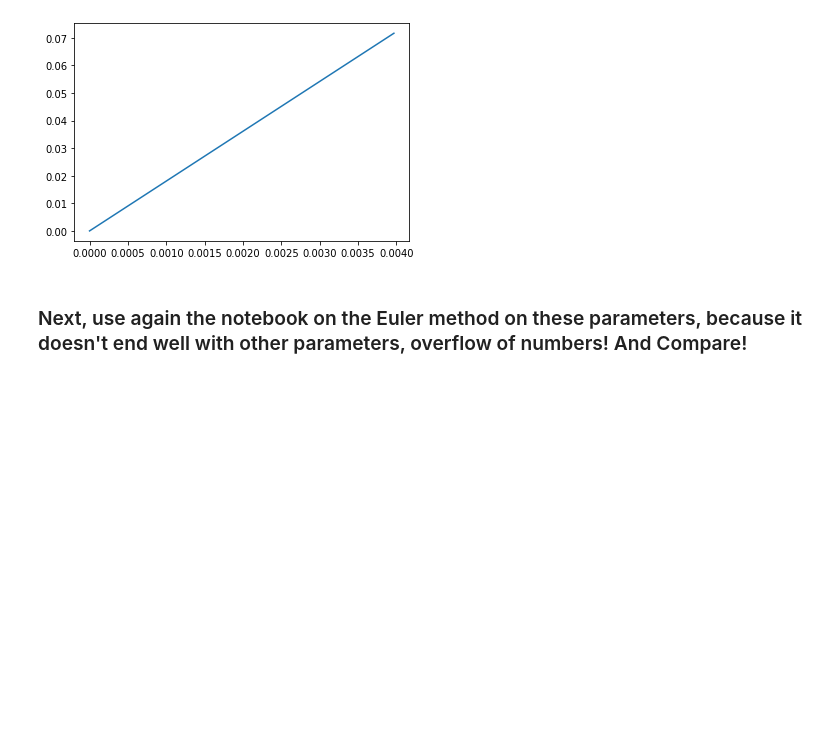
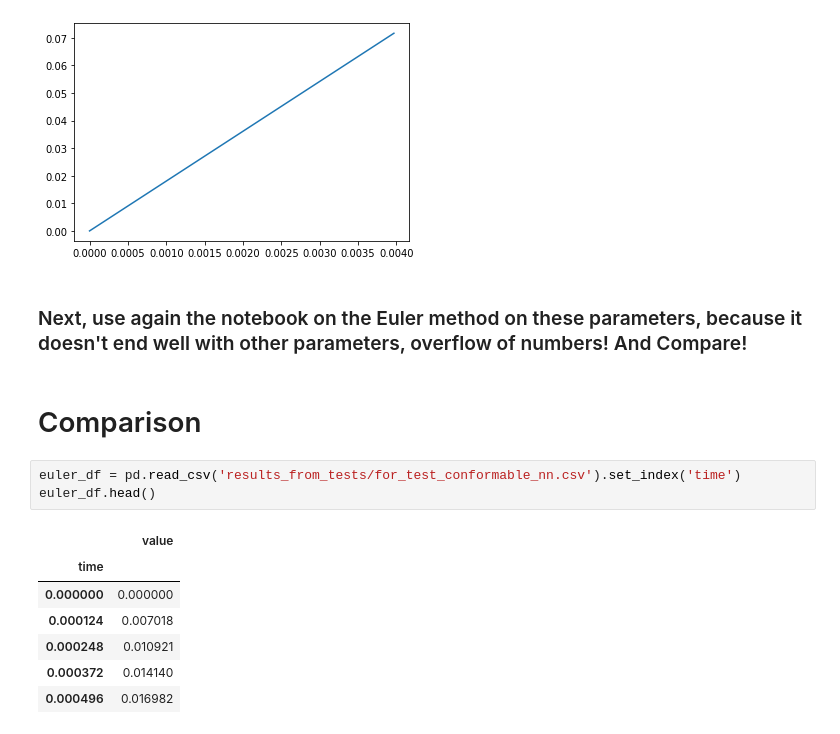
Before and after one commit to nicolahcm/code_thesis_fractional_diff_eq, a Jupyter notebook: Conf_Der_Riccati.ipynb, the cells around one changed output. Drawn from its saved outputs; the diff is of its cells as text; blank space fills up the shorter version.

```diff
--- a/Conf_Der_Riccati.ipynb
+++ b/Conf_Der_Riccati.ipynb
@@ -530,3 +530,16 @@ plt.plot(x,y)
 [figure]
 # %% [markdown]
 ### Next, use again the notebook on the Euler method on these parameters, because it doesn't end well with other parameters, overflow of numbers! And Compare!
+# %% [markdown]
+# Comparison
+# %%
+euler_df = pd.read_csv('results_from_tests/for_test_conformable_nn.csv').set_index('time')
+euler_df.head()
+# %% [output]
+|  | value |
+| time |  |
+| 0.000000 | 0.000000 |
+| 0.000124 | 0.007018 |
+| 0.000248 | 0.010921 |
+| 0.000372 | 0.014140 |
+| 0.000496 | 0.016982 |
```
Also changed, not shown: parts of 1 cell of this notebook, 1 other file.
